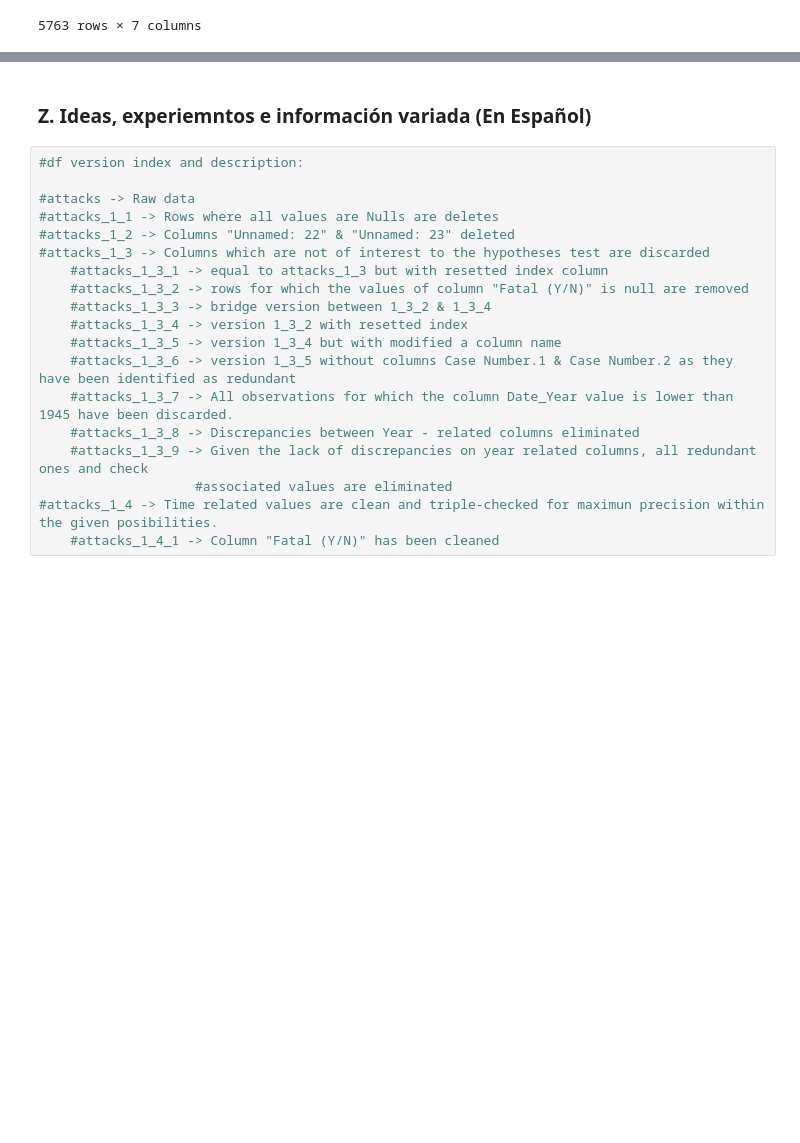
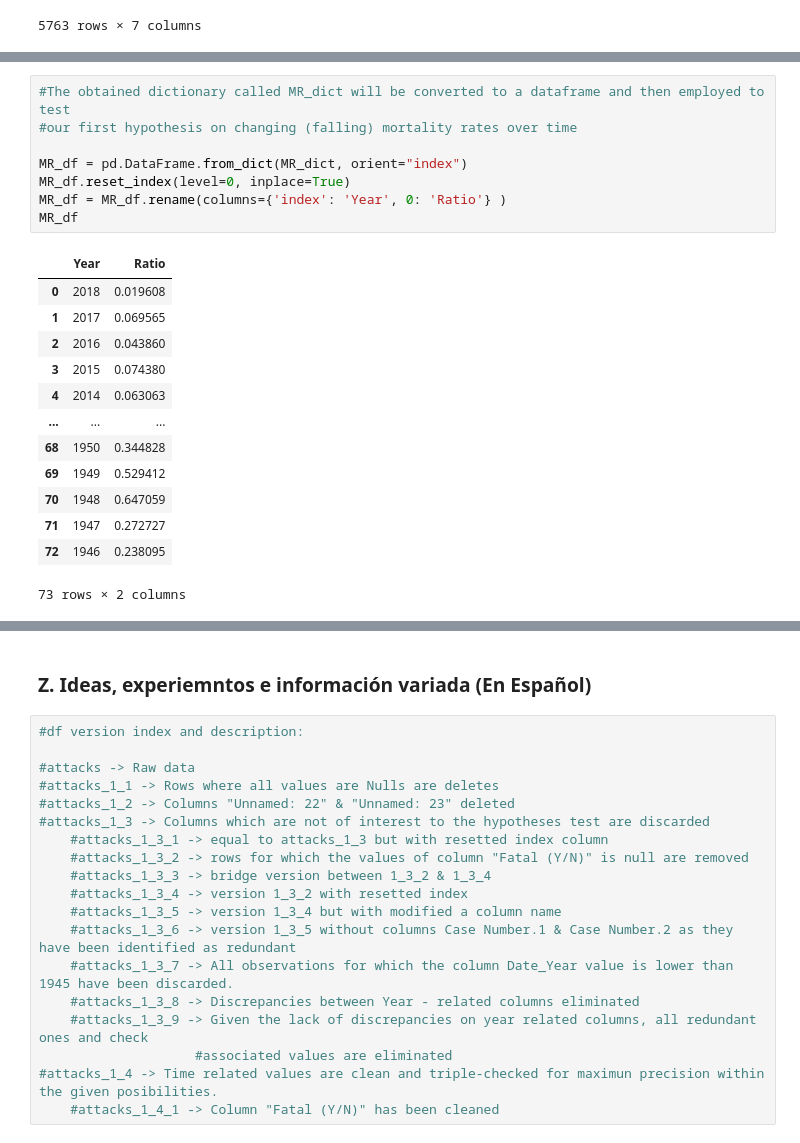
Before and after one commit to DiSanchz/data-cleaning-pandas, a Jupyter notebook: clean.ipynb, the cells around one changed output, grey strips where cells are left out. Saved outputs shown, nothing was run; the diff lists cells and outputs as text; blank space fills up the shorter version.

```diff
--- a/clean.ipynb
+++ b/clean.ipynb
@@ -476,0 +481,22 @@ Int64Index([   0,    1,    2,    3,    4,    5,    6,    7,    8,    9,
+# %%
+#The obtained dictionary called MR_dict will be converted to a dataframe and then employed to test
+#our first hypothesis on changing (falling) mortality rates over time
+
+MR_df = pd.DataFrame.from_dict(MR_dict, orient="index")
+MR_df.reset_index(level=0, inplace=True)
+MR_df = MR_df.rename(columns={'index': 'Year', 0: 'Ratio'} )
+MR_df
+# %% [output]
+|  | Year | Ratio |
+| 0 | 2018 | 0.019608 |
+| 1 | 2017 | 0.069565 |
+| 2 | 2016 | 0.043860 |
+| 3 | 2015 | 0.074380 |
+| 4 | 2014 | 0.063063 |
+| ... | ... | ... |
+| 68 | 1950 | 0.344828 |
+| 69 | 1949 | 0.529412 |
+| 70 | 1948 | 0.647059 |
+| 71 | 1947 | 0.272727 |
+| 72 | 1946 | 0.238095 |
+73 rows × 2 columns
```
Also changed, not shown: parts of 28 cells of this notebook.
